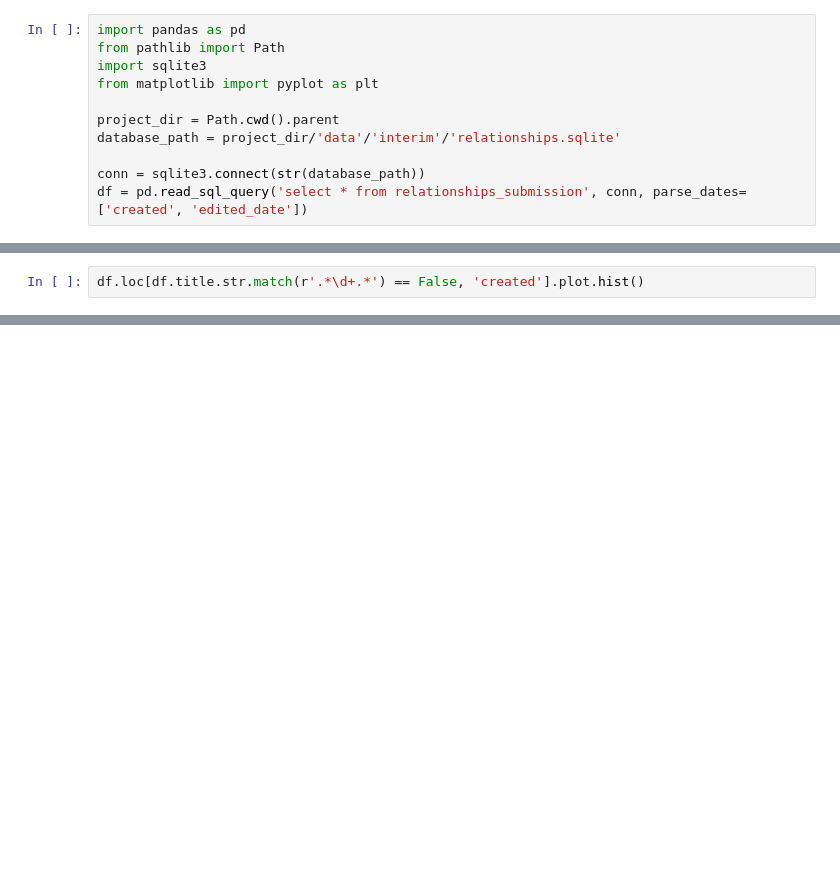
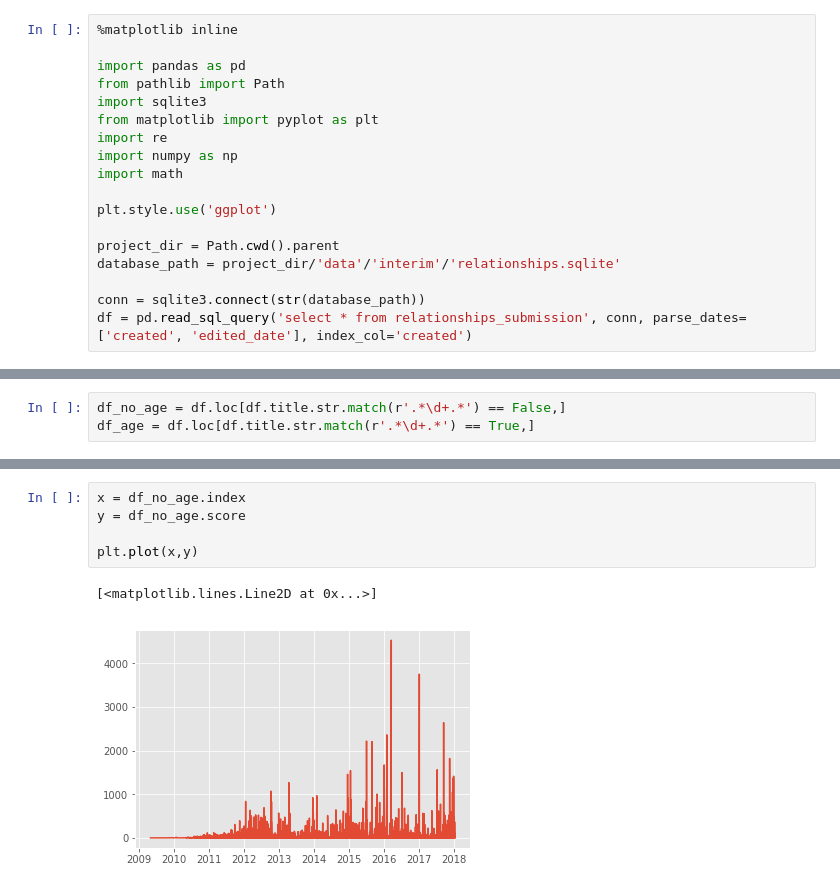
Before and after one commit to datavistics/reddit_prediction, a Jupyter notebook: notebooks/messy_title.ipynb, the cells around one changed output, grey strips where cells are left out. Cells and saved outputs as stored; diff of their text form; blank space fills up the shorter version.

```diff
--- a/notebooks/messy_title.ipynb
+++ b/notebooks/messy_title.ipynb
@@ -1,13 +1,20 @@
 # %%
+%matplotlib inline
+
 import pandas as pd
 from pathlib import Path
 import sqlite3
 from matplotlib import pyplot as plt
+import re
+import numpy as np
+import math
+
+plt.style.use('ggplot')
 
 project_dir = Path.cwd().parent
 database_path = project_dir/'data'/'interim'/'relationships.sqlite'
 
 conn = sqlite3.connect(str(database_path))
-df = pd.read_sql_query('select * from relationships_submission', conn, parse_dates=['created', 'edited_date'])
+df = pd.read_sql_query('select * from relationships_submission', conn, parse_dates=['created', 'edited_date'], index_col='created')
 # %%
 df = df.infer_objects()
@@ -30,2 +39,3 @@ dtype: object
 # %%
-df.loc[df.title.str.match(r'.*\d+.*') == False, 'created'].plot.hist()
+df_no_age = df.loc[df.title.str.match(r'.*\d+.*') == False,]
+df_age = df.loc[df.title.str.match(r'.*\d+.*') == True,]
@@ -40,0 +42,8 @@ ModuleNotFoundError: No module named 'pkg_resources'
+# %%
+x = df_no_age.index
+y = df_no_age.score
+
+plt.plot(x,y)
+# %% [output]
+[<matplotlib.lines.Line2D at 0x...>]
+[figure, added]
```
Also changed, not shown: parts of 13 cells of this notebook.
